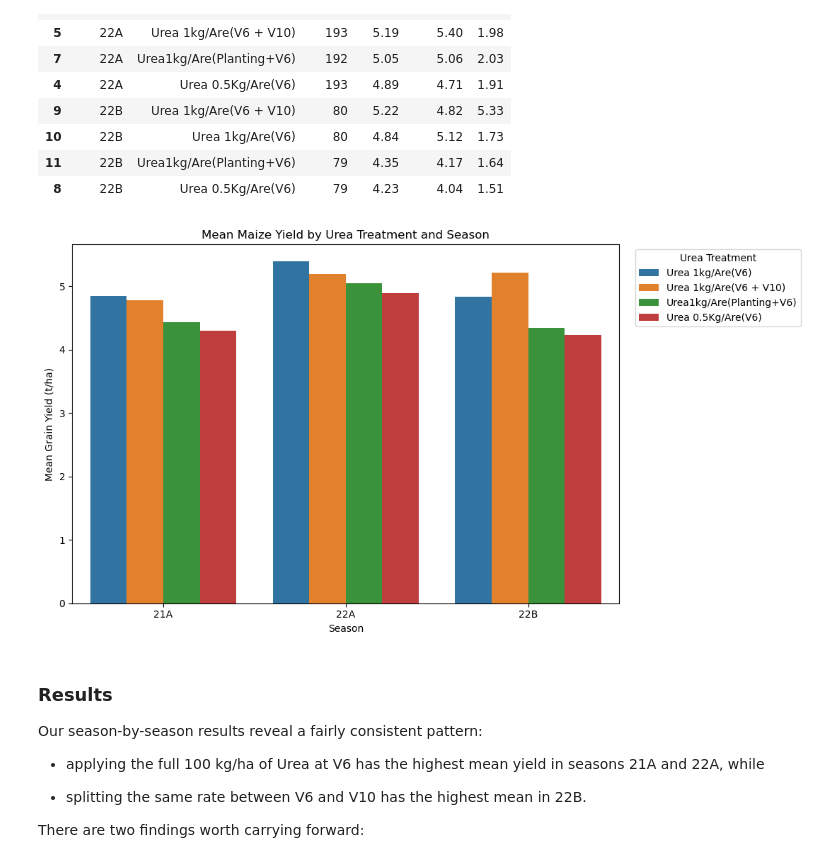
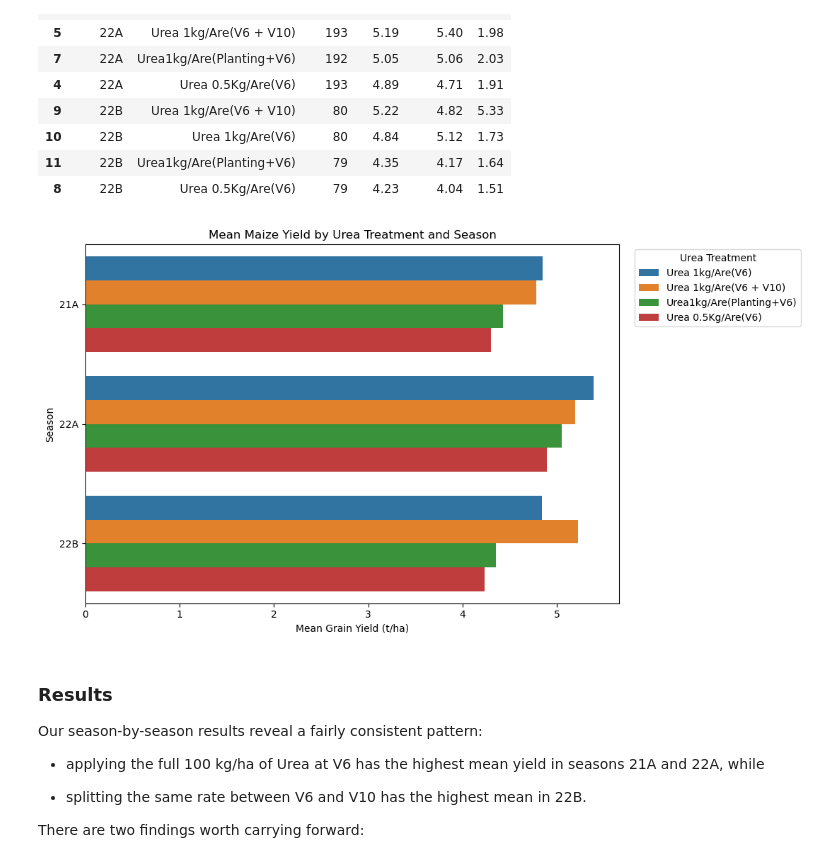
Before and after one commit to Vin-Okumu/maize-yield-optimization-rwanda, a Jupyter notebook: 02_Notebooks/03_exploratory_data_analysis.ipynb, the cells around one changed output. Saved outputs shown, nothing was run; the diff lists cells and outputs as text; code cells hidden in the pictures.

```diff
--- a/02_Notebooks/03_exploratory_data_analysis.ipynb
+++ b/02_Notebooks/03_exploratory_data_analysis.ipynb
@@ -157,26 +156,26 @@ display(season_treatment_summary)
 # %%
 plt.figure(figsize=(11, 6))
 
 sns.barplot(
     data=season_treatment_summary,
-    x="season",
-    y="mean",
+    x="mean",
+    y="season",
     hue="urea_rate_timing",
     errorbar=None
 )
 
 plt.title("Mean Maize Yield by Urea Treatment and Season")
-plt.xlabel("Season")
-plt.ylabel("Mean Grain Yield (t/ha)")
+plt.xlabel("Mean Grain Yield (t/ha)")
+plt.ylabel("Season")
 plt.legend(
     title="Urea Treatment",
     bbox_to_anchor=(1.02, 1),
     loc="upper left"
 )
 plt.tight_layout()
 plt.show()
 # %% [output]
-[figure, old version]
+[figure, new version]
 # %% [markdown]
 ### **Results**
 
```
Also changed, not shown: parts of 1 cell of this notebook.
